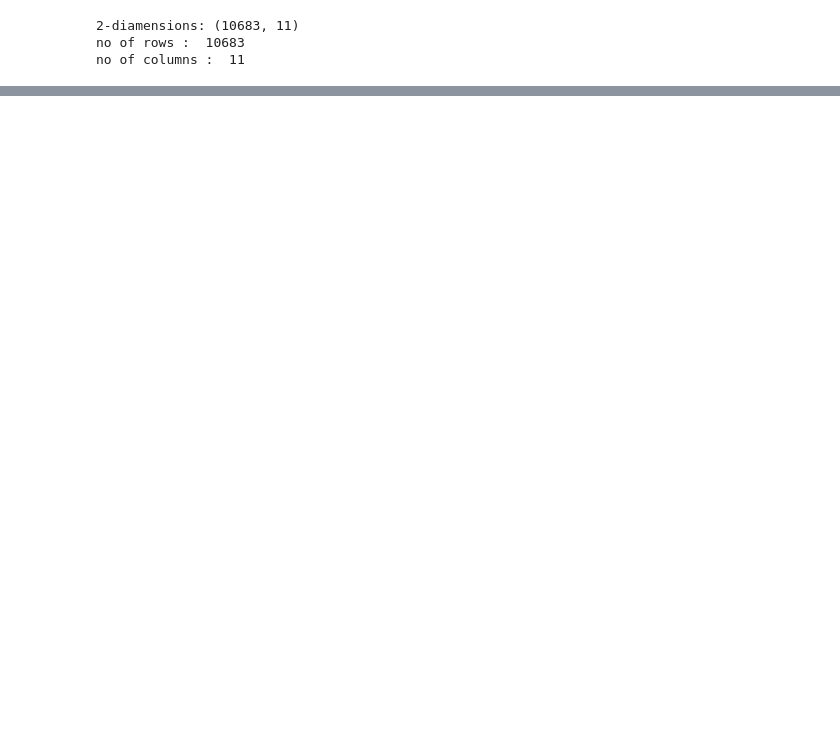
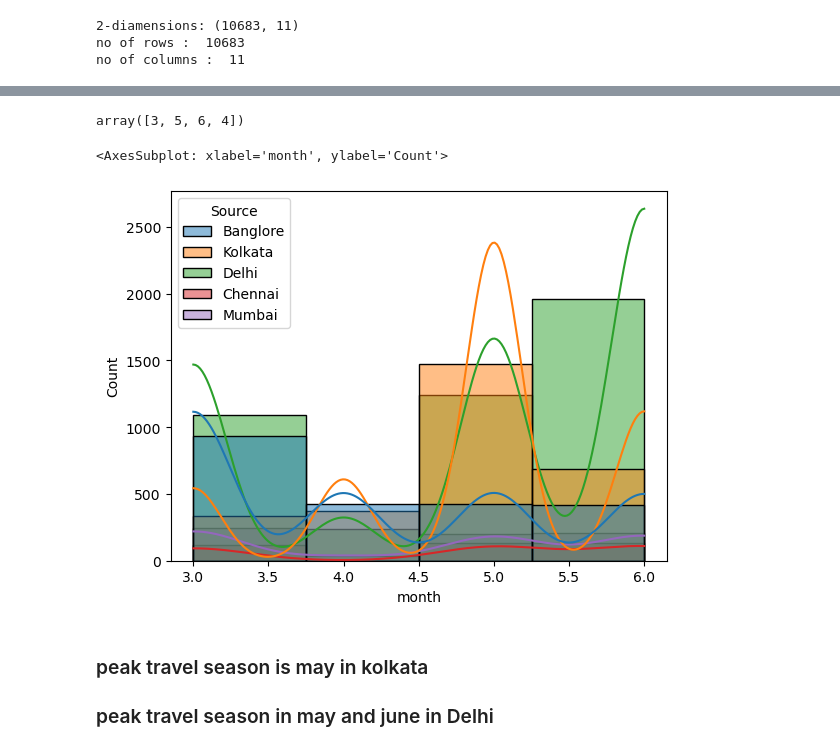
Before and after one commit to Dholakiyayash/data-science, a Jupyter notebook: week14_EDA_Assignment-2.ipynb, the cells around one changed output, grey strips where cells are left out. Cells and saved outputs as stored; diff of their text form; code cells hidden in the pictures; blank space fills up the shorter version.

```diff
--- a/week14_EDA_Assignment-2.ipynb
+++ b/week14_EDA_Assignment-2.ipynb
@@ -28,0 +85,3 @@ import
+# %%
+df['WOoutlier_Price']=df['Price'][df['Price']<25000]
+df['WOoutlier_Price'].describe()
@@ -28,0 +111,5 @@ import
+# %%
+df['date']=df['Date_of_Journey'].str.split('/').str[0].astype(int)
+df['month']=df['Date_of_Journey'].str.split('/').str[1].astype(int)
+df['year']=df['Date_of_Journey'].str.split('/').str[2].astype(int)
+df.head(2)
@@ -28,0 +120,12 @@ import
+# %%
+df['month'].unique()
+# %% [output]
+array([3, 5, 6, 4])
+# %%
+sns.histplot(data=df,x='month',bins=4,kde=True,hue='Source')
+# %% [output]
+<AxesSubplot: xlabel='month', ylabel='Count'>
+[figure, added]
+# %% [markdown]
+### peak travel season is may in kolkata
+### peak travel season in may and june in Delhi
```
Also changed, not shown: parts of 44 cells of this notebook.
